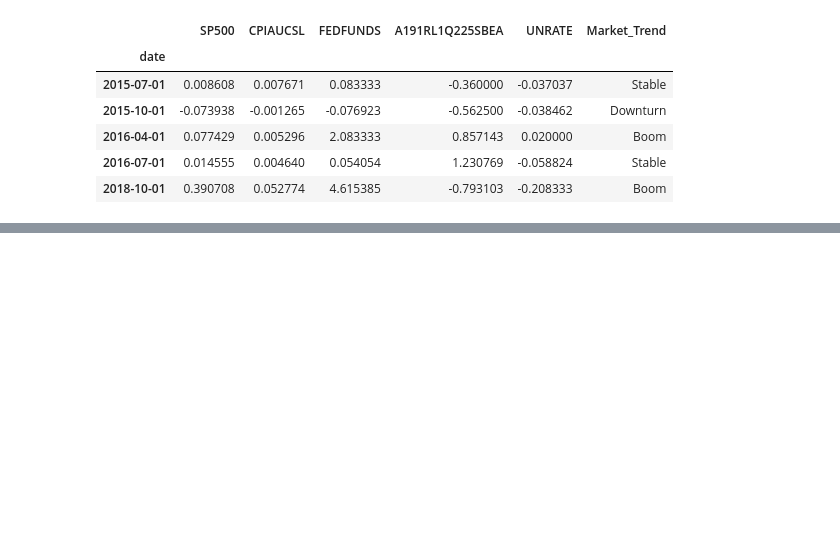
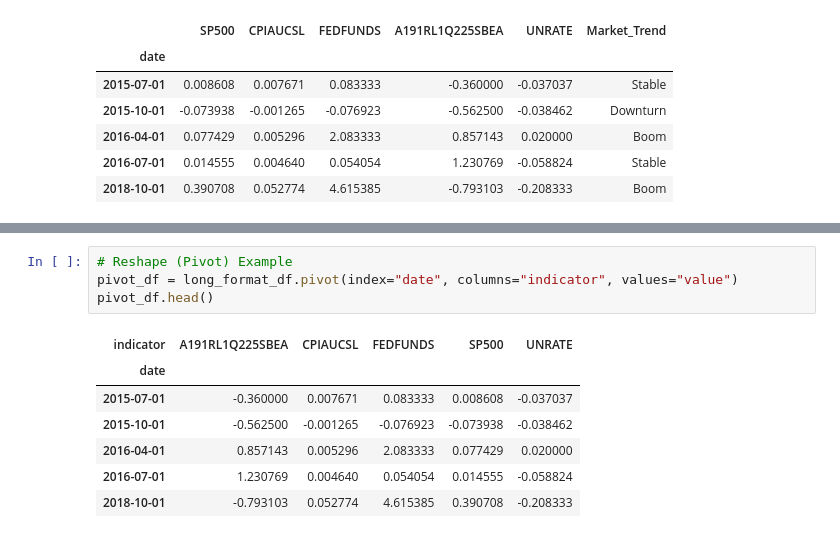
Before and after one commit to sadiq937/Shaik_DM, a Jupyter notebook: PS4.ipynb, the cells around one changed output, grey strips where cells are left out. Saved outputs shown, nothing was run; the diff lists cells and outputs as text; blank space fills up the shorter version.

```diff
--- a/PS4.ipynb
+++ b/PS4.ipynb
@@ -214,0 +199,12 @@ fig5.show()
+# %%
+# Reshape (Pivot) Example
+pivot_df = long_format_df.pivot(index="date", columns="indicator", values="value")
+pivot_df.head()
+# %% [output]
+| indicator | A191RL1Q225SBEA | CPIAUCSL | FEDFUNDS | SP500 | UNRATE |
+| date |  |  |  |  |  |
+| 2015-07-01 | -0.360000 | 0.007671 | 0.083333 | 0.008608 | -0.037037 |
+| 2015-10-01 | -0.562500 | -0.001265 | -0.076923 | -0.073938 | -0.038462 |
+| 2016-04-01 | 0.857143 | 0.005296 | 2.083333 | 0.077429 | 0.020000 |
+| 2016-07-01 | 1.230769 | 0.004640 | 0.054054 | 0.014555 | -0.058824 |
+| 2018-10-01 | -0.793103 | 0.052774 | 4.615385 | 0.390708 | -0.208333 |
```
Also changed, not shown: parts of 13 cells of this notebook.
